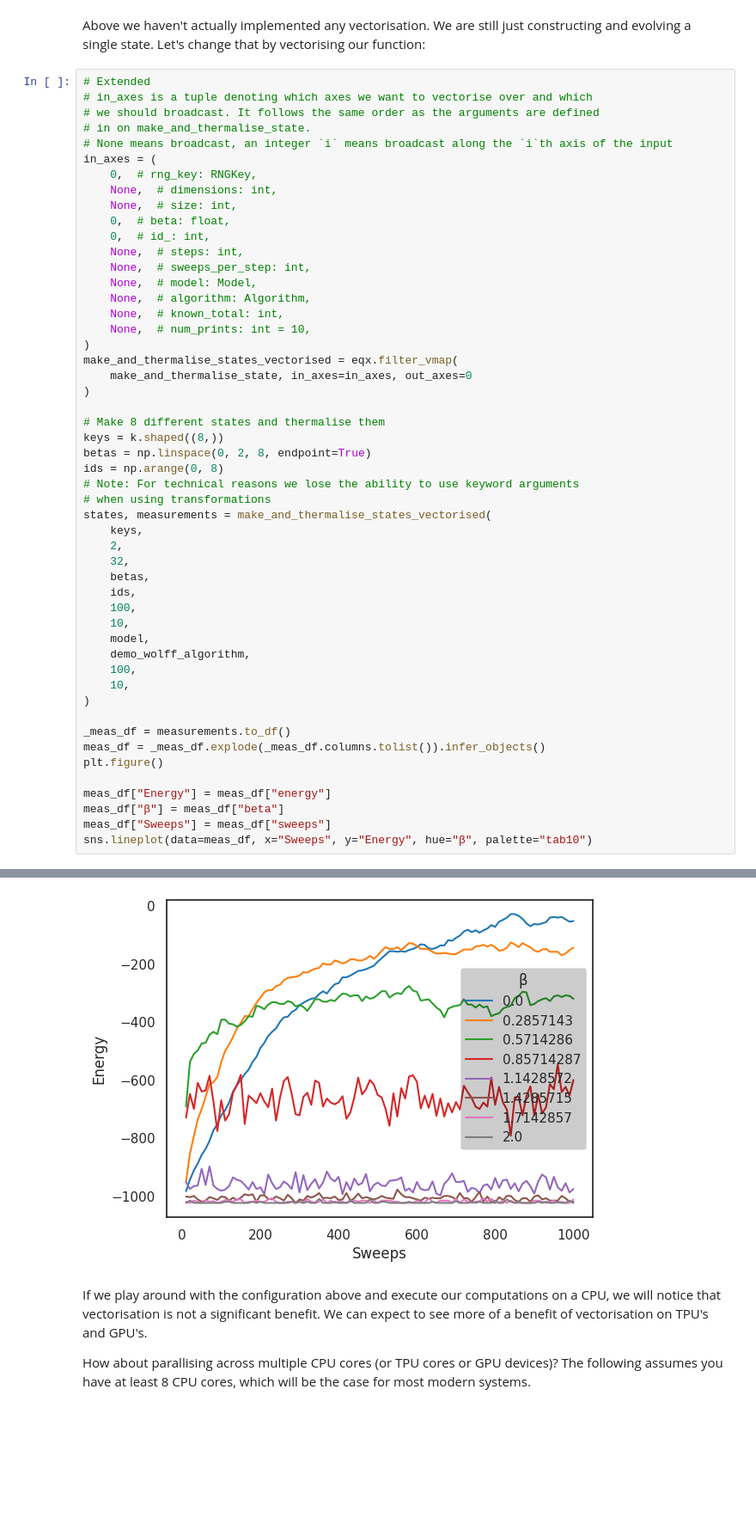
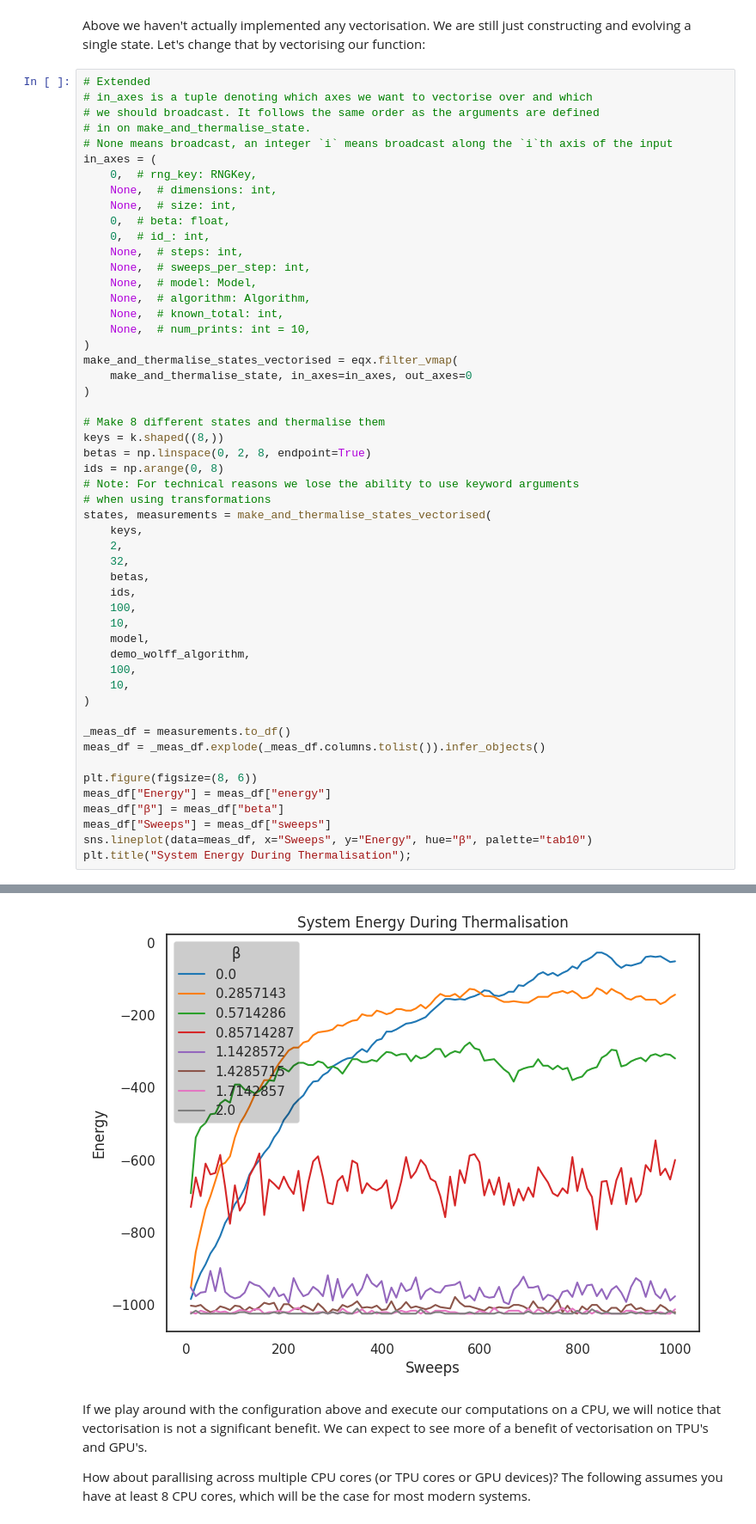
Before and after one commit to JeppeKlitgaard/Jackpot, a Jupyter notebook: report.ipynb, the cells around one changed output, grey strips where cells are left out. Shown at 86% size. Cells and saved outputs as stored; diff of their text form; blank space fills up the shorter version.

```diff
--- a/report.ipynb
+++ b/report.ipynb
@@ -1003,10 +1003,11 @@ states, measurements = make_and_thermalise_states_vectorised(
 
 _meas_df = measurements.to_df()
 meas_df = _meas_df.explode(_meas_df.columns.tolist()).infer_objects()
-plt.figure()
 
+plt.figure(figsize=(8, 6))
 meas_df["Energy"] = meas_df["energy"]
 meas_df["β"] = meas_df["beta"]
 meas_df["Sweeps"] = meas_df["sweeps"]
 sns.lineplot(data=meas_df, x="Sweeps", y="Energy", hue="β", palette="tab10")
+plt.title("System Energy During Thermalisation");
 # %% [output]
@@ -1014,4 +1014,4 @@ sns.lineplot(data=meas_df, x="Sweeps", y="Energy", hue="β", palette="tab10")
-[figure, old version]
+[figure, new version]
 # %% [markdown]
 If we play around with the configuration above and execute our computations on a CPU, we will notice that vectorisation is not a significant benefit. We can expect to see more of a benefit of vectorisation on TPU's and GPU's.
 
```
Also changed, not shown: parts of 8 cells of this notebook.
